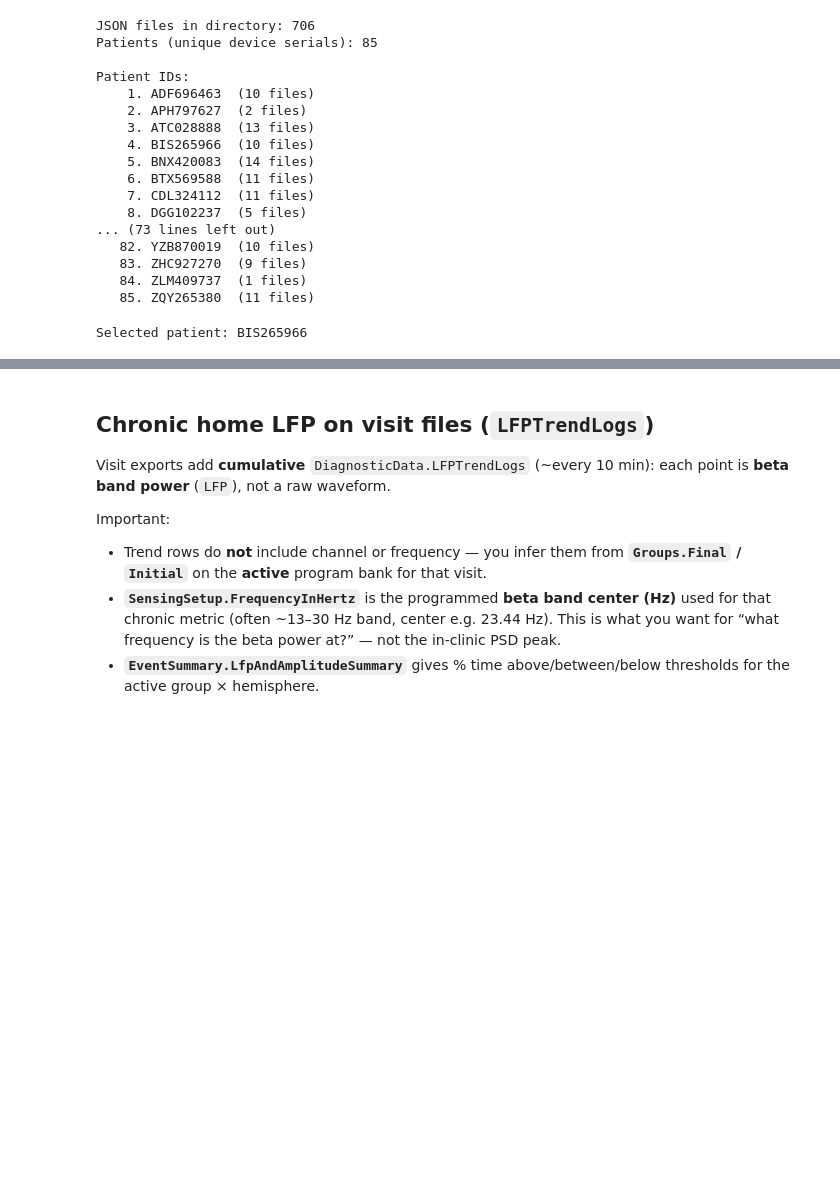
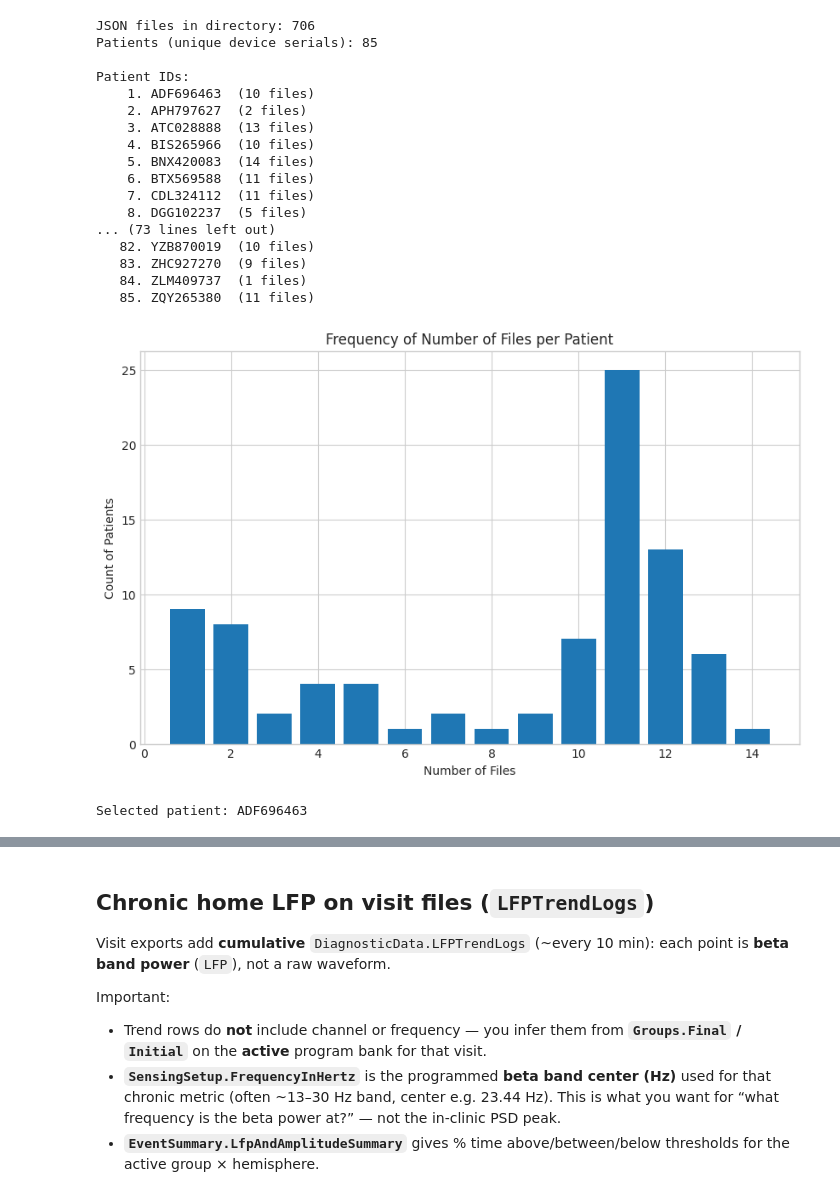
Before and after one commit to lavells1/aDBS_project, a Jupyter notebook: adaptpd_sensing_waveform_viewer.ipynb, the cells around one changed output, grey strips where cells are left out. Cells and saved outputs as stored; diff of their text form; code cells hidden in the pictures; blank space fills up the shorter version.

```diff
--- a/adaptpd_sensing_waveform_viewer.ipynb
+++ b/adaptpd_sensing_waveform_viewer.ipynb
@@ -57,15 +57,33 @@ Patient IDs:
    83. ZHC927270  (9 files)
    84. ZLM409737  (1 files)
    85. ZQY265380  (11 files)
+# %%
+#plot frequency of num files per patient where x-axis is a number of files (x-lims are 0 to 15) and y-axis is count of pts with x number of files
+
+#sort the patients by the number of files
+sorted_pts = sorted(ALL_PATIENTS, key=lambda x: _file_counts[x], reverse=True)
+
+# unique number of files
+unique_files = list(set(_file_counts.values()))
+
+#plot x-axis as unique number of files and y-axis as count of pts with x number of files
+plt.figure(figsize=(10, 6))
+plt.bar(unique_files, [list(_file_counts.values()).count(x) for x in unique_files], align='center')
+plt.xlabel('Number of Files')
+plt.ylabel('Count of Patients')
+plt.title('Frequency of Number of Files per Patient')
+plt.show()
+# %% [output]
+[figure, added]
 # %%
 # --- only setting you need to change ---
-PATIENT = 'BIS265966'  # device serial from the list above
+PATIENT = 'ADF696463'  # device serial from the list above
 
 if PATIENT not in ALL_PATIENTS:
     raise ValueError(f'{PATIENT} not found under {DATA_ROOT}. Pick a serial from ALL_PATIENTS.')
 print(f'Selected patient: {PATIENT}')
 # %% [output]
-Selected patient: BIS265966
+Selected patient: ADF696463
 # %%
 def _tail(s: str) -> str:
     return s.split('.')[-1] if isinstance(s, str) else s
```
Also changed, not shown: parts of 6 cells of this notebook.
